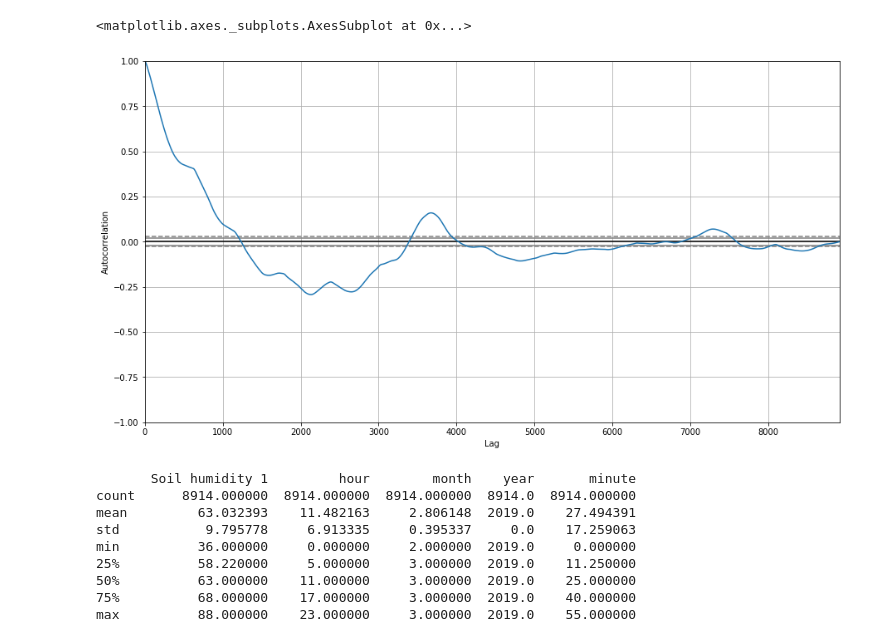
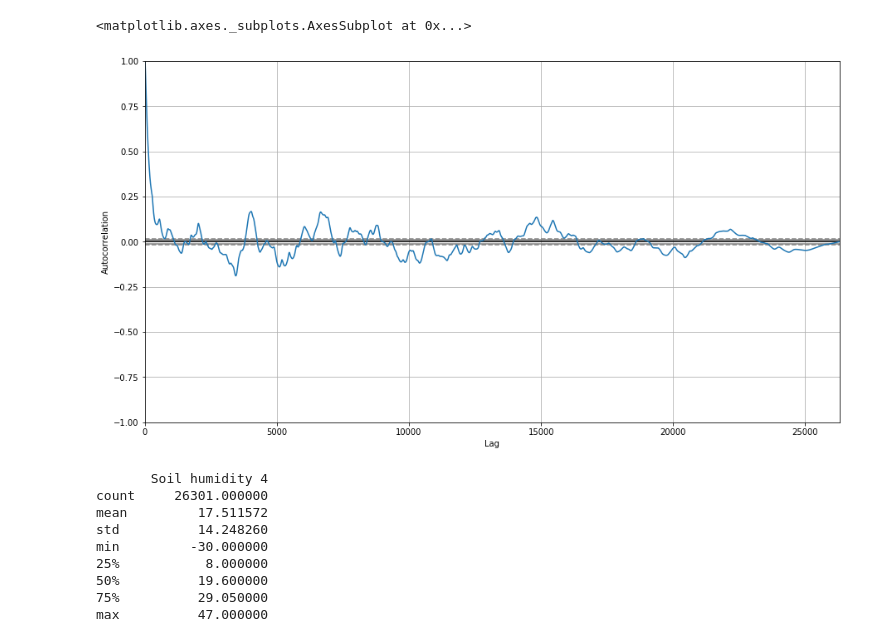
Before and after one commit to Younes-Charfaoui/ML-Projects, a Jupyter notebook: wazihub_soil_moisture_prediction/Resampling Data.ipynb, the cells around one changed output. Saved outputs shown, nothing was run; the diff lists cells and outputs as text; code cells hidden in the pictures.

```diff
--- a/wazihub_soil_moisture_prediction/Resampling Data.ipynb
+++ b/wazihub_soil_moisture_prediction/Resampling Data.ipynb
@@ -6,5 +9,5 @@ import numpy as np
 # %%
-data = pd.read_csv('train_data/field_1.csv')
+data = pd.read_csv('train_data/field_4.csv')
 # %%
 data.head()
 # %% [output]
@@ -49,22 +52,22 @@ lag_plot(data['Soil humidity 1'], lag=1)
 # %%
 from pandas.plotting import autocorrelation_plot
 plt.figure(figsize=(15,8))
-autocorrelation_plot(data['Soil humidity 1'])
+autocorrelation_plot(data['Soil humidity 4'])
 # %% [output]
 <matplotlib.axes._subplots.AxesSubplot at 0x...>
-[figure, old version]
+[figure, new version]
 # %%
 print(data.describe())
 # %% [output]
-       Soil humidity 1         hour        month    year       minute
-count      8914.000000  8914.000000  8914.000000  8914.0  8914.000000
-mean         63.032393    11.482163     2.806148  2019.0    27.494391
-std           9.795778     6.913335     0.395337     0.0    17.259063
-min          36.000000     0.000000     2.000000  2019.0     0.000000
-25%          58.220000     5.000000     3.000000  2019.0    11.250000
-50%          63.000000    11.000000     3.000000  2019.0    25.000000
-75%          68.000000    17.000000     3.000000  2019.0    40.000000
-max          88.000000    23.000000     3.000000  2019.0    55.000000
+       Soil humidity 4
+count     26301.000000
+mean         17.511572
+std          14.248260
+min         -30.000000
+25%           8.000000
+50%          19.600000
+75%          29.050000
+max          47.000000
 # %%
 data.set_index('timestamp', inplace = True)
 # %%
```
Also changed, not shown: parts of 26 cells of this notebook.
